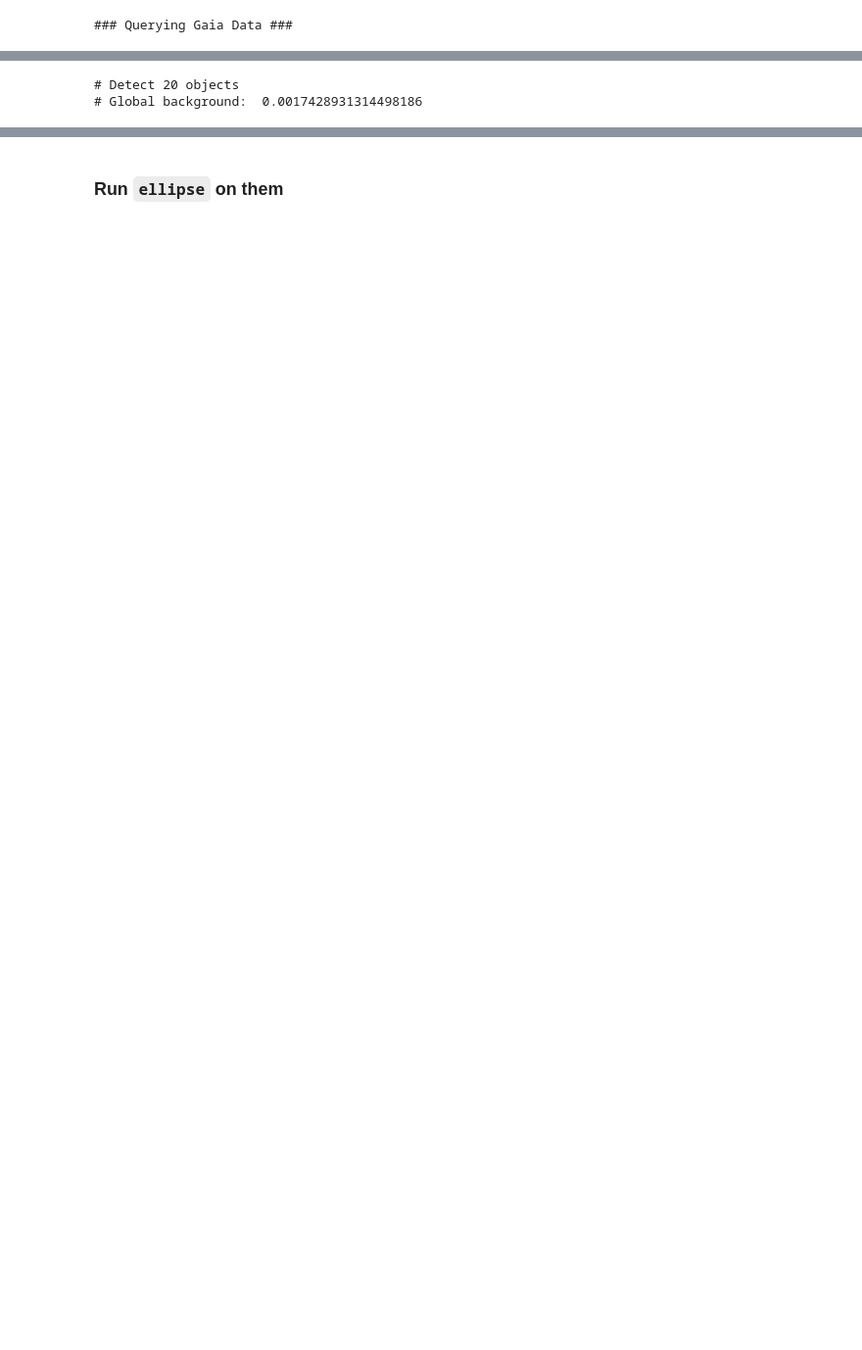
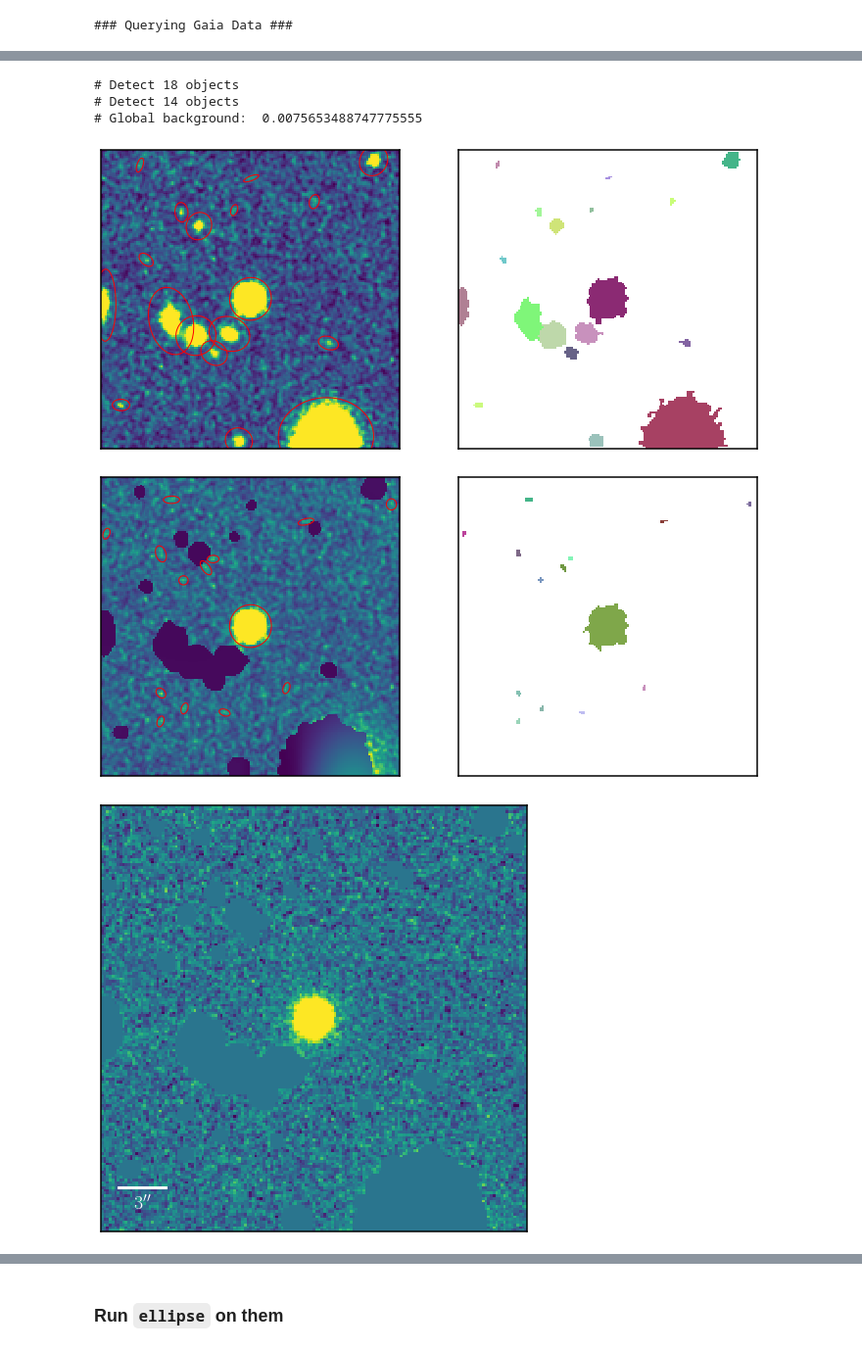
Before and after one commit to AstroJacobLi/HSC_stacking, a Jupyter notebook: PSF-stack.ipynb, the cells around one changed output, grey strips where cells are left out. Shown at 98% size. Cells and saved outputs as stored; diff of their text form; code cells hidden in the pictures; blank space fills up the shorter version.

```diff
--- a/PSF-stack.ipynb
+++ b/PSF-stack.ipynb
@@ -66,9 +63,9 @@ Row index=0
 # %%
-hdu = fits.open('calexp-HSC-R-8520-6,7.fits')
+hdu = fits.open('dr2_s18a_wide_8520_6,7_i.fits')
 img = hdu[1].data
 hscmask = hdu[2].data
 img_hdr = hdu[1].header
 w = wcs.WCS(img_hdr)
 hdu.close()
-psf = hsc_psf(obj_coor, filters='r', archive=s18a)[0].data
+psf = hsc_psf(obj_coor, filters='i', archive=s18a)[0].data
 # %% [output]
@@ -76,8 +73,10 @@ psf = hsc_psf(obj_coor, filters='r', archive=s18a)[0].data
 # %%
 # Query GAIA stars
+halosize = 80
+
 star_cat = query_star(img, img_hdr, method='gaia', bright_lim=21)
 x, y = w.wcs_world2pix(star_cat['ra'], star_cat['dec'], 0)
-fov_mask = (x < img.shape[1]) & (x > 0) & (y < img.shape[0]) & (y > 0)
+fov_mask = (x < img.shape[1] - halosize) & (x > halosize) & (y < img.shape[0] - halosize) & (y > halosize)
 star_cat = star_cat[fov_mask]
 # %% [output]
 ### Querying Gaia Data ###
@@ -96,4 +95,7 @@ temp = match_coordinates_sky(SkyCoord(ra=star_cat['ra'], dec=star_cat['dec'], un
 # %%
 psf_cat = hstack([objects[temp], star_cat], join_type='exact') # here's the final star catalog
 psf_cat = psf_cat[psf_cat['fwhm_custom'] < 15] # FWHM selection
+psf_cat = psf_cat[psf_cat['flux'] < 5000]
+psf_cat.sort('flux')
+psf_cat.reverse()
 # %% [markdown]
@@ -101,8 +103,14 @@ psf_cat = psf_cat[psf_cat['fwhm_custom'] < 15] # FWHM selection
 # %%
-sstar = StackStar(img, img_hdr, psf_cat[2], halosize=40, hscmask=hscmask)
-sstar.mask_contam(method='sep', show_fig=False)
+sstar = StackStar(img, img_hdr, psf_cat[-13], halosize=80, hscmask=hscmask)
+sstar.mask_out_contam(method='sep', show_fig=True)
 sstar.centralize()
 sstar.sub_bkg()
+bitmask = mask.Mask(sstar.hscmask, data_release='s18a')
+sstar.display_Stack()
 # %% [output]
-# Detect 20 objects
-# Global background:  0.0017428931314498186
+# Detect 18 objects
+# Detect 14 objects
+# Global background:  0.0075653488747775555
+[figure, added]
+[figure, added]
+[figure, added]
```
Also changed, not shown: parts of 29 cells of this notebook, 4 other files.
